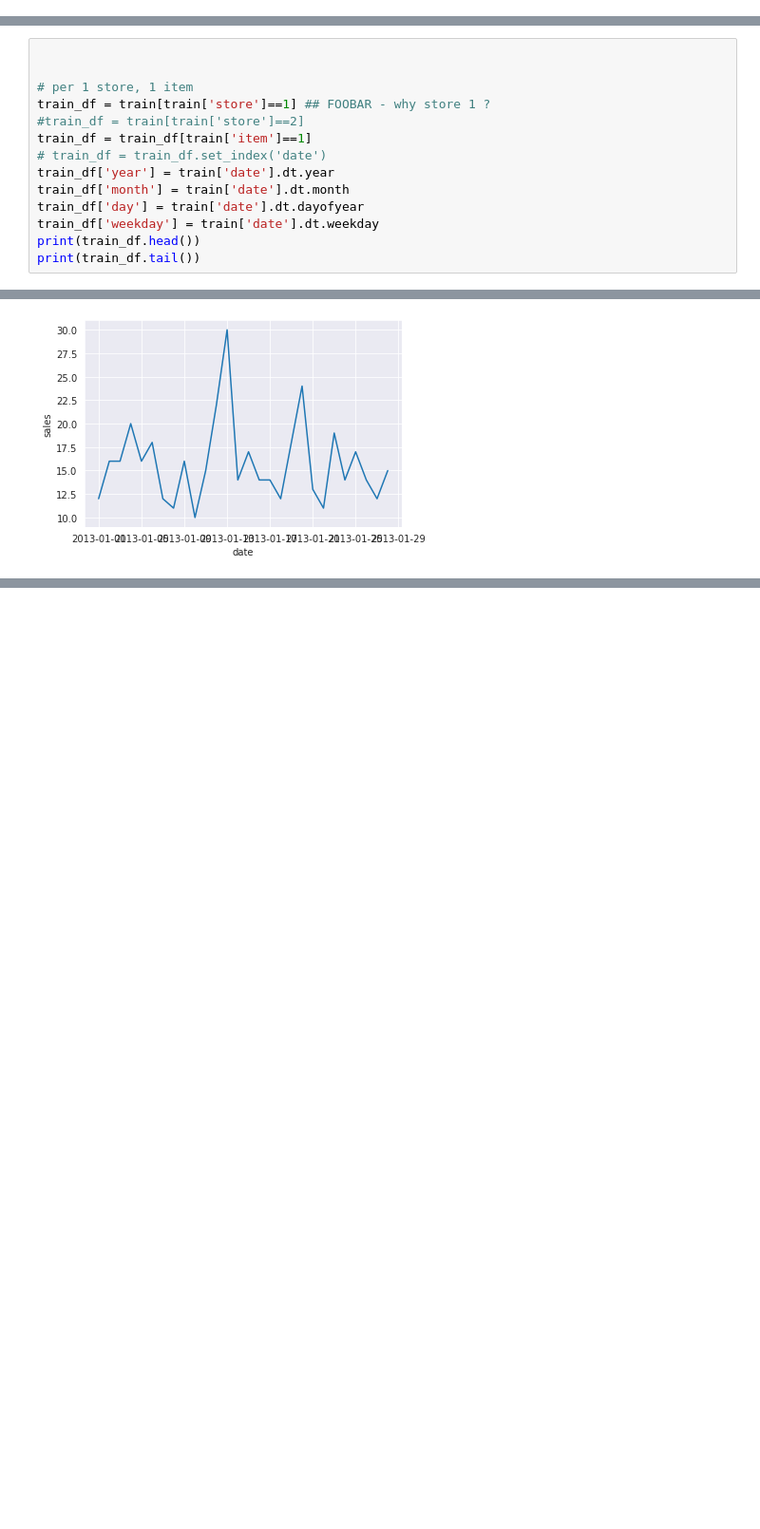
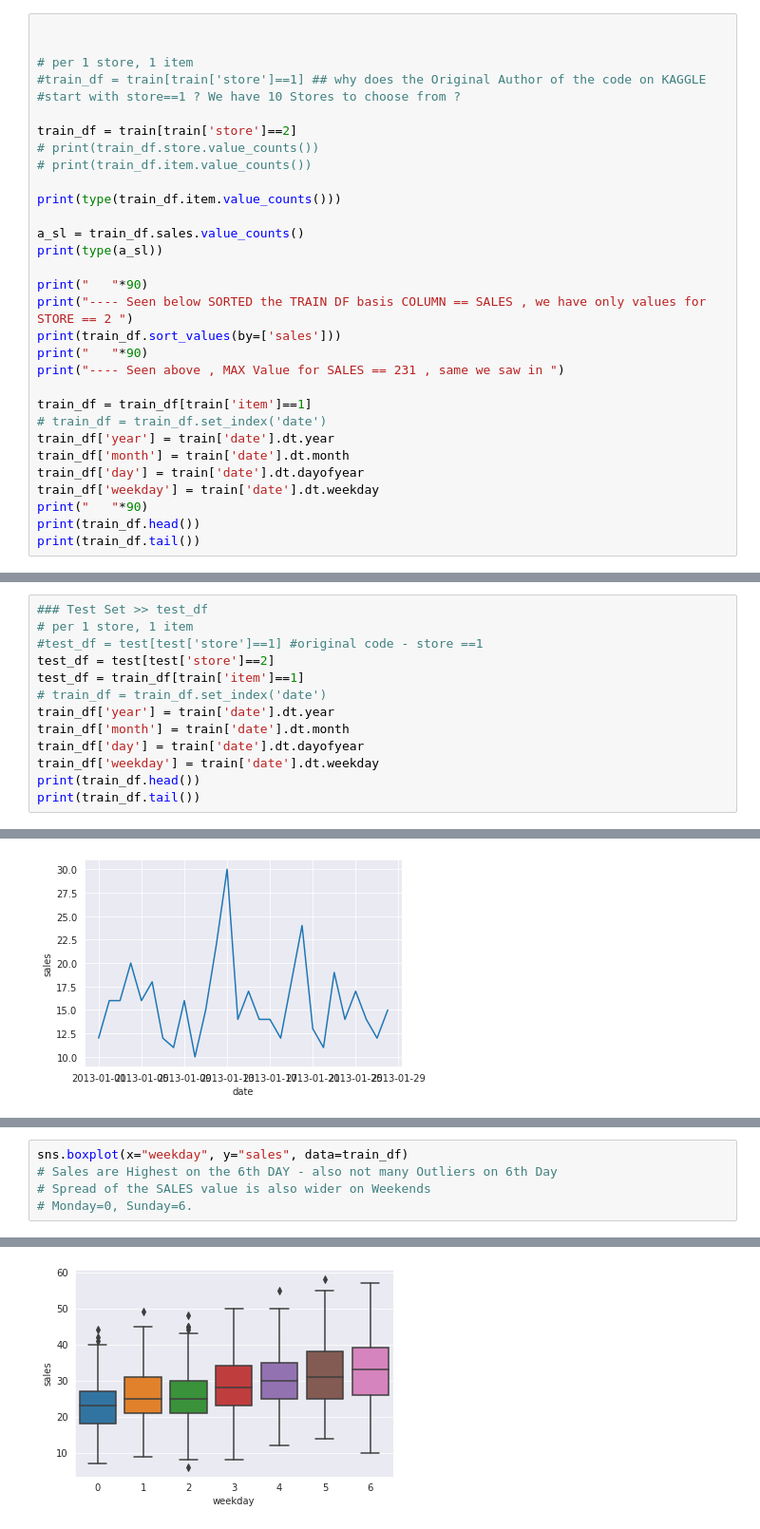
Before and after one commit to RohitDhankar/time_series, a Jupyter notebook: ts_1.ipynb, the cells around one changed output, grey strips where cells are left out. Shown at 95% size. Saved outputs shown, nothing was run; the diff lists cells and outputs as text; blank space fills up the shorter version.

```diff
--- a/ts_1.ipynb
+++ b/ts_1.ipynb
@@ -39,0 +117,31 @@ print(train.tail(2))
+# %%
+
+
+# per 1 store, 1 item
+#train_df = train[train['store']==1] ## why does the Original Author of the code on KAGGLE
+#start with store==1 ? We have 10 Stores to choose from ?
+
+train_df = train[train['store']==2]
+# print(train_df.store.value_counts())
+# print(train_df.item.value_counts())
+
+print(type(train_df.item.value_counts()))
+
+a_sl = train_df.sales.value_counts()
+print(type(a_sl))
+
+print("   "*90)
+print("---- Seen below SORTED the TRAIN DF basis COLUMN == SALES , we have only values for STORE == 2 ")
+print(train_df.sort_values(by=['sales']))
+print("   "*90)
+print("---- Seen above , MAX Value for SALES == 231 , same we saw in ")
+
+train_df = train_df[train['item']==1]
+# train_df = train_df.set_index('date')
+train_df['year'] = train['date'].dt.year
+train_df['month'] = train['date'].dt.month
+train_df['day'] = train['date'].dt.dayofyear
+train_df['weekday'] = train['date'].dt.weekday
+print("   "*90)
+print(train_df.head())
+print(train_df.tail())
@@ -40,10 +166,9 @@ print(train.tail(2))
 # %%
-
-
+### Test Set >> test_df
 # per 1 store, 1 item
-train_df = train[train['store']==1] ## FOOBAR - why store 1 ?
-#train_df = train[train['store']==2]
-train_df = train_df[train['item']==1]
+#test_df = test[test['store']==1] #original code - store ==1
+test_df = test[test['store']==2]
+test_df = train_df[train['item']==1]
 # train_df = train_df.set_index('date')
 train_df['year'] = train['date'].dt.year
 train_df['month'] = train['date'].dt.month
@@ -83,2 +208,8 @@ g.figure.autofmt_xdate()
 # %% [output]
 [figure]
+# %%
+sns.boxplot(x="weekday", y="sales", data=train_df)
+# Sales are Highest on the 6th DAY - also not many Outliers on 6th Day
+# Spread of the SALES value is also wider on Weekends
+# Monday=0, Sunday=6.
+# %% [output]
@@ -84,0 +217 @@ g.figure.autofmt_xdate()
+[figure, added]
```
Also changed, not shown: parts of 20 cells of this notebook.
